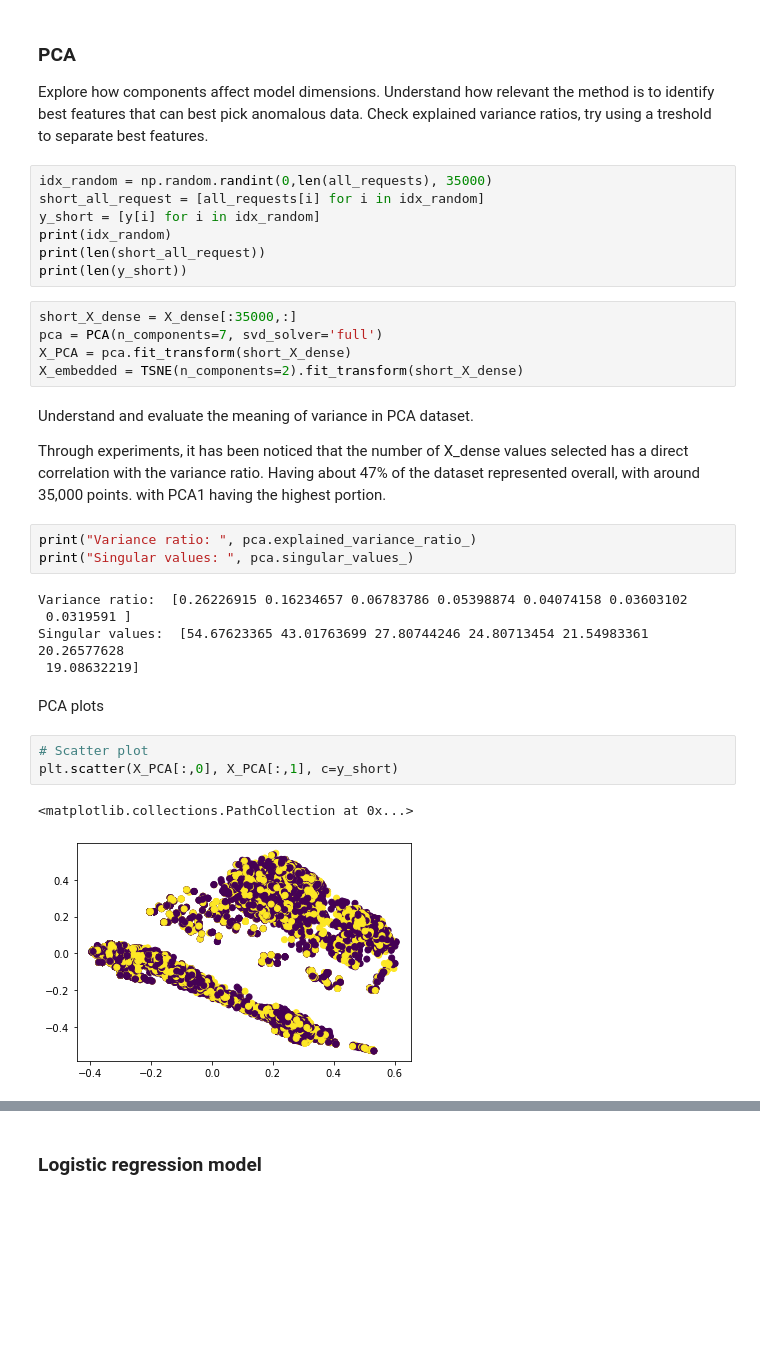
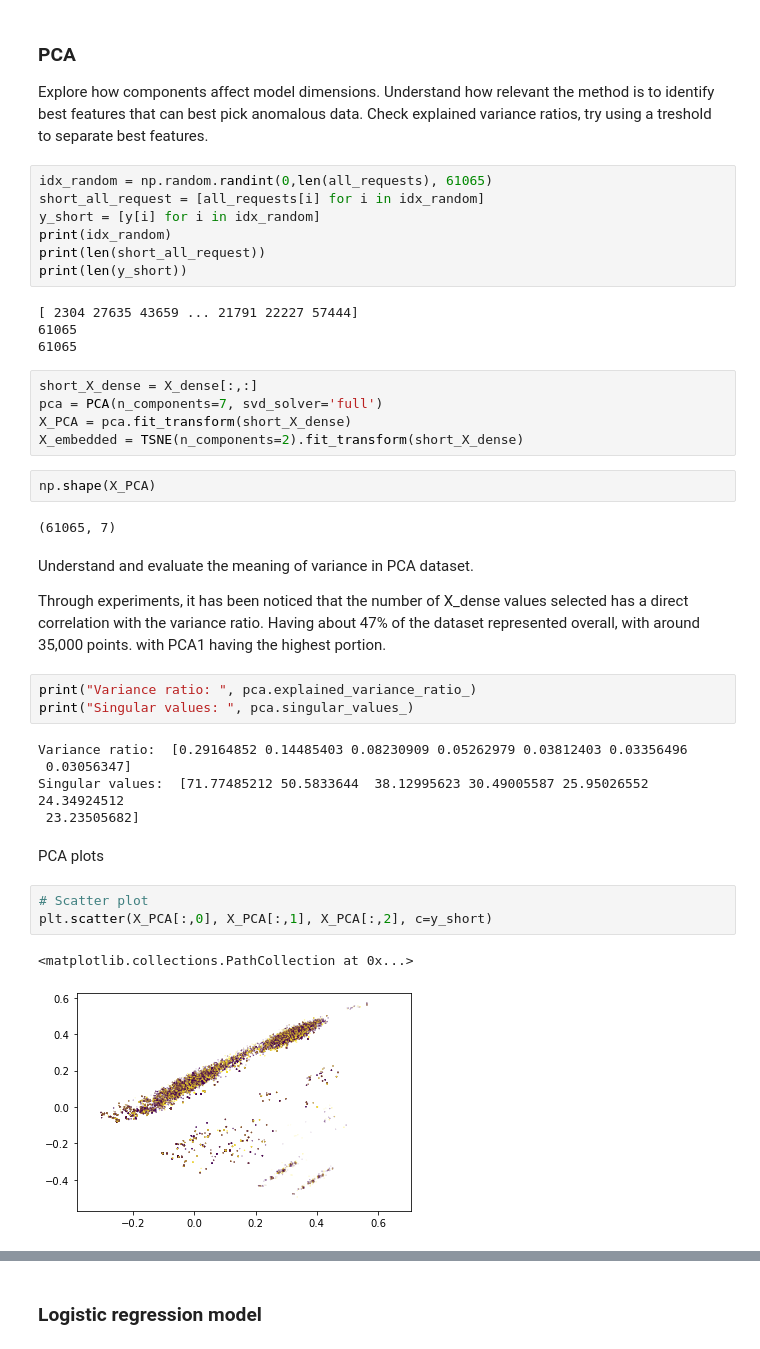
Before and after one commit to Aldair2202/Dissertation, a Jupyter notebook: Solution/Prototype1.ipynb, the cells around one changed output, grey strips where cells are left out. Saved outputs shown, nothing was run; the diff lists cells and outputs as text; blank space fills up the shorter version.

```diff
--- a/Solution/Prototype1.ipynb
+++ b/Solution/Prototype1.ipynb
@@ -234,17 +232,25 @@ Explore how components affect model dimensions.
 Understand how relevant the method is to identify best features that can best pick anomalous data.
 Check explained variance ratios, try using a treshold to separate best features.
 # %%
-idx_random = np.random.randint(0,len(all_requests), 35000)
+idx_random = np.random.randint(0,len(all_requests), 61065)
 short_all_request = [all_requests[i] for i in idx_random]
 y_short = [y[i] for i in idx_random]
 print(idx_random)
 print(len(short_all_request))
 print(len(y_short))
+# %% [output]
+[ 2304 27635 43659 ... 21791 22227 57444]
+61065
+61065
 # %%
-short_X_dense = X_dense[:35000,:]
+short_X_dense = X_dense[:,:]
 pca = PCA(n_components=7, svd_solver='full')
 X_PCA = pca.fit_transform(short_X_dense)
 X_embedded = TSNE(n_components=2).fit_transform(short_X_dense)
+# %%
+np.shape(X_PCA)
+# %% [output]
+(61065, 7)
 # %% [markdown]
 Understand and evaluate the meaning of variance in PCA dataset.
 
@@ -253,18 +259,18 @@ Through experiments, it has been noticed that the number of X_dense values selec
 print("Variance ratio: ", pca.explained_variance_ratio_)
 print("Singular values: ", pca.singular_values_)
 # %% [output]
-Variance ratio:  [0.26226915 0.16234657 0.06783786 0.05398874 0.04074158 0.03603102
- 0.0319591 ]
-Singular values:  [54.67623365 43.01763699 27.80744246 24.80713454 21.54983361 20.26577628
- 19.08632219]
+Variance ratio:  [0.29164852 0.14485403 0.08230909 0.05262979 0.03812403 0.03356496
+ 0.03056347]
+Singular values:  [71.77485212 50.5833644  38.12995623 30.49005587 25.95026552 24.34924512
+ 23.23505682]
 # %% [markdown]
 PCA plots
 # %%
 # Scatter plot
-plt.scatter(X_PCA[:,0], X_PCA[:,1], c=y_short)
+plt.scatter(X_PCA[:,0], X_PCA[:,1], X_PCA[:,2], c=y_short)
 # %% [output]
 <matplotlib.collections.PathCollection at 0x...>
-[figure, old version]
+[figure, new version]
 # %%
 # Linear plot
 plt.scatter(X_embedded[:,0], X_embedded[:,1], c=y_short)
```
Also changed, not shown: parts of 5 cells of this notebook.
